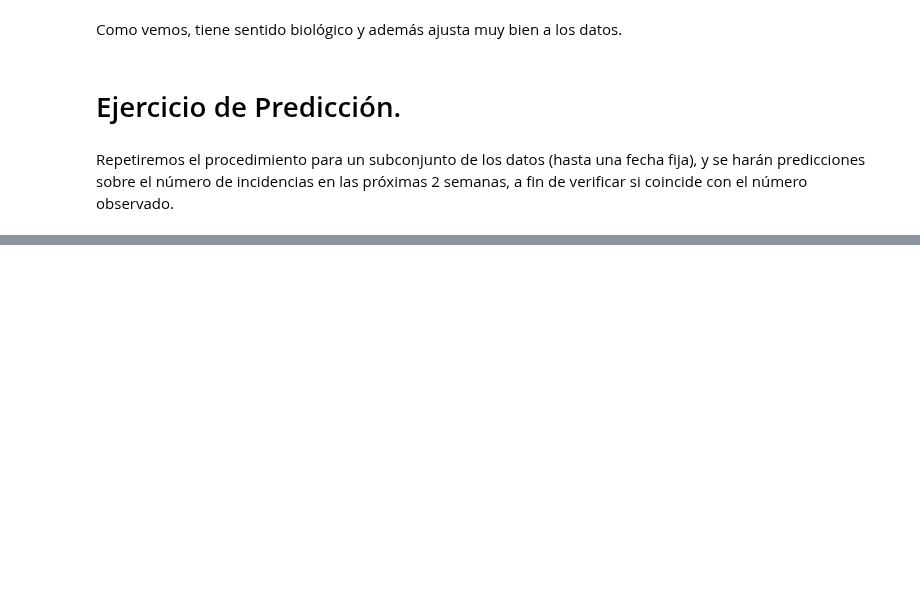
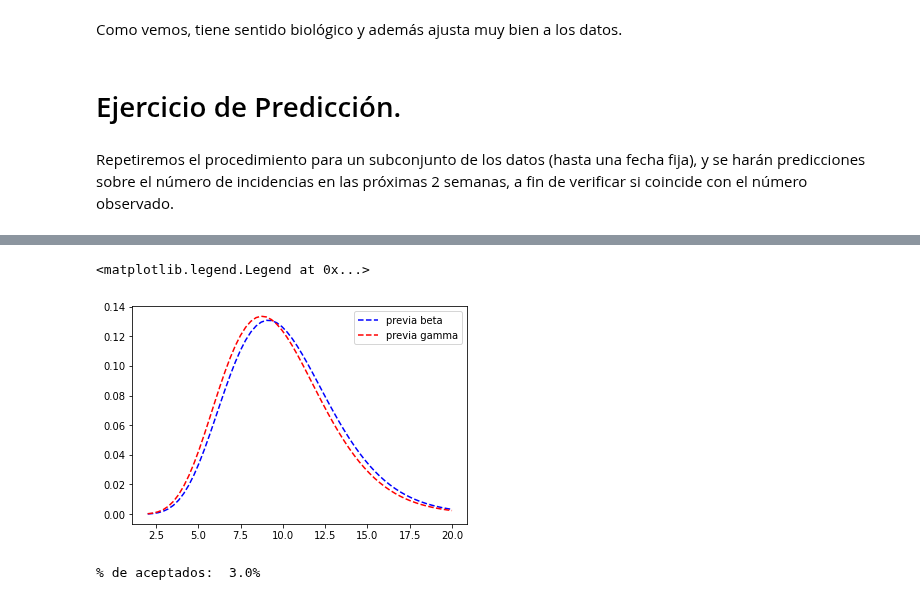
Before and after one commit to JairEsc/Mat_Apl_2, a Jupyter notebook: Epid_MH_Covid_Gto.ipynb, the cells around one changed output, grey strips where cells are left out. Saved outputs shown, nothing was run; the diff lists cells and outputs as text; code cells hidden in the pictures; blank space fills up the shorter version.

```diff
--- a/Epid_MH_Covid_Gto.ipynb
+++ b/Epid_MH_Covid_Gto.ipynb
@@ -562 +736,20 @@ Repetiremos el procedimiento para un subconjunto de los datos (hasta una fecha f
+# %%
+par1=[be_0,0,1]  #hiperparametros para beta
+par2=[ga_0,0,1]  #hiperparametros para gamma
+
+def logaprioris(theta):
+    be,ga = theta
+    dbe = scipy.stats.gamma.logpdf(be,par1[0],par1[1],par1[2])
+    dga = scipy.stats.gamma.logpdf(ga,par2[0],par2[1],par2[2])
+    return(dbe+dga)
+# %%
+x = np.linspace(2., 20, 60)
+prev1 = scipy.stats.gamma.pdf(x, par1[0],par1[1],par1[2])
+prev2 = scipy.stats.gamma.pdf(x, par2[0],par2[1],par2[2])
+plt.plot(x, prev1, 'b--', label='previa beta')
+plt.plot(x, prev2, 'r--', label='previa gamma')
+plt.legend(loc="best")
+# %% [output]
+<matplotlib.legend.Legend at 0x...>
+[figure, added]
 # %%
@@ -585,2 +778,8 @@ for i in range(1,iters):
         iteration=iteration+1
 eff=(acept/iteration)*100#
+# %%
+beta_samps3=beta_samp3
+gamma_samps3=gamma_samp3
+print(r"% de aceptados: ", str(np.round(eff))+r'%')
+# %% [output]
+% de aceptados:  3.0%
```
Also changed, not shown: parts of 26 cells of this notebook.
